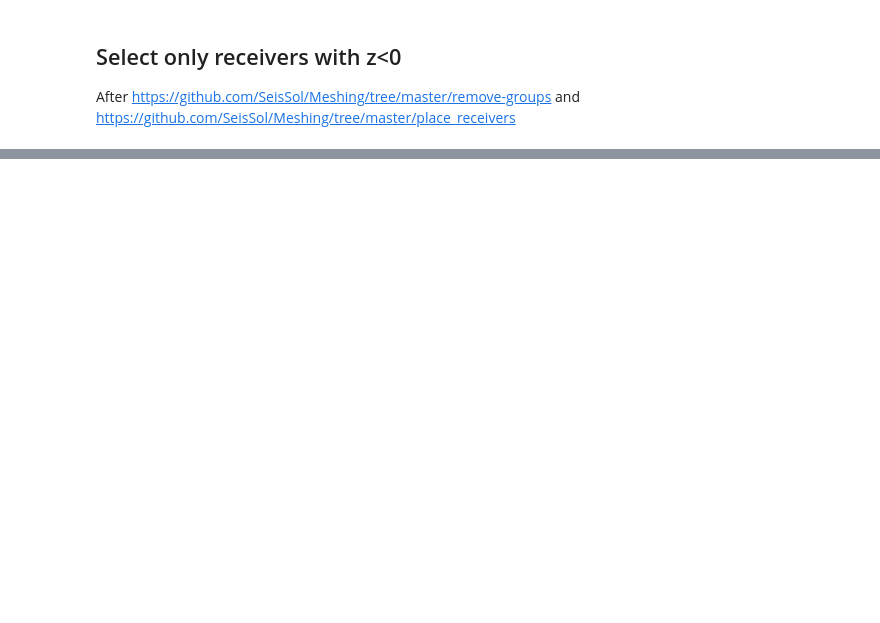
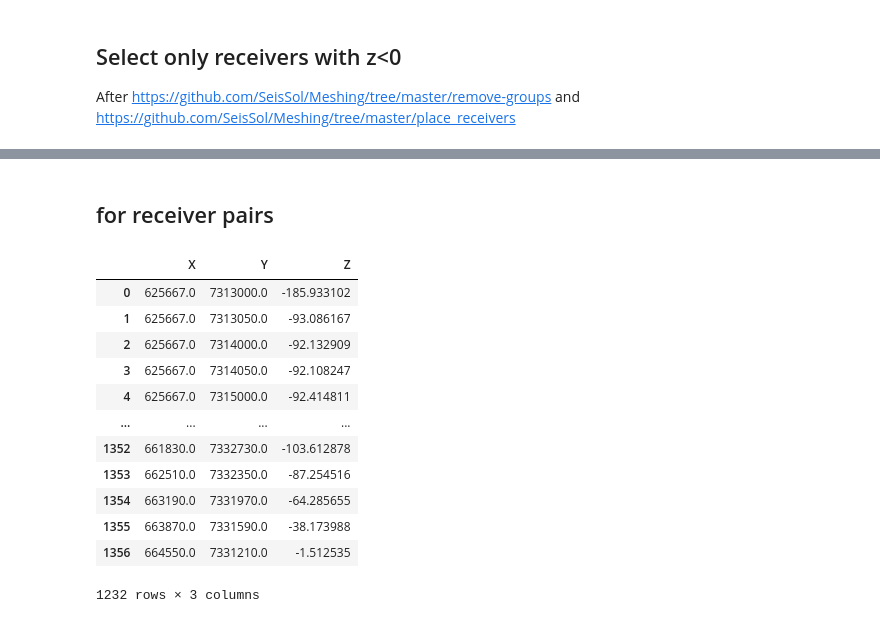
Before and after one commit to fabian-kutschera/Scripts4Processing, a Jupyter notebook: receivers/receiver_grid.ipynb, the cells around one changed output, grey strips where cells are left out. Drawn from its saved outputs; the diff is of its cells as text; code cells hidden in the pictures; blank space fills up the shorter version.

Commit message:
add receiver pairs

```diff
--- a/receivers/receiver_grid.ipynb
+++ b/receivers/receiver_grid.ipynb
@@ -120,2 +356,25 @@ new_df
 # %%
 new_df.to_csv("receiver_grid_seafloor.csv", index=False, header=None, sep=" ")
+# %% [markdown]
+## for receiver pairs
+# %%
+colnames=['X', 'Y', 'Z']
+df = pd.read_csv("receiver_pairs_placed.csv", names=colnames, sep=" ")
+new_df = df.loc[df['Z'] < 0]
+new_df.to_csv("receiver_pairs_seafloor.csv", index=False, header=None, sep=" ")
+# %%
+new_df
+# %% [output]
+|  | X | Y | Z |
+| 0 | 625667.0 | 7313000.0 | -185.933102 |
+| 1 | 625667.0 | 7313050.0 | -93.086167 |
+| 2 | 625667.0 | 7314000.0 | -92.132909 |
+| 3 | 625667.0 | 7314050.0 | -92.108247 |
+| 4 | 625667.0 | 7315000.0 | -92.414811 |
+| ... | ... | ... | ... |
+| 1352 | 661830.0 | 7332730.0 | -103.612878 |
+| 1353 | 662510.0 | 7332350.0 | -87.254516 |
+| 1354 | 663190.0 | 7331970.0 | -64.285655 |
+| 1355 | 663870.0 | 7331590.0 | -38.173988 |
+| 1356 | 664550.0 | 7331210.0 | -1.512535 |
+1232 rows × 3 columns
```
Also changed, not shown: parts of 23 cells of this notebook, 3 other files.
